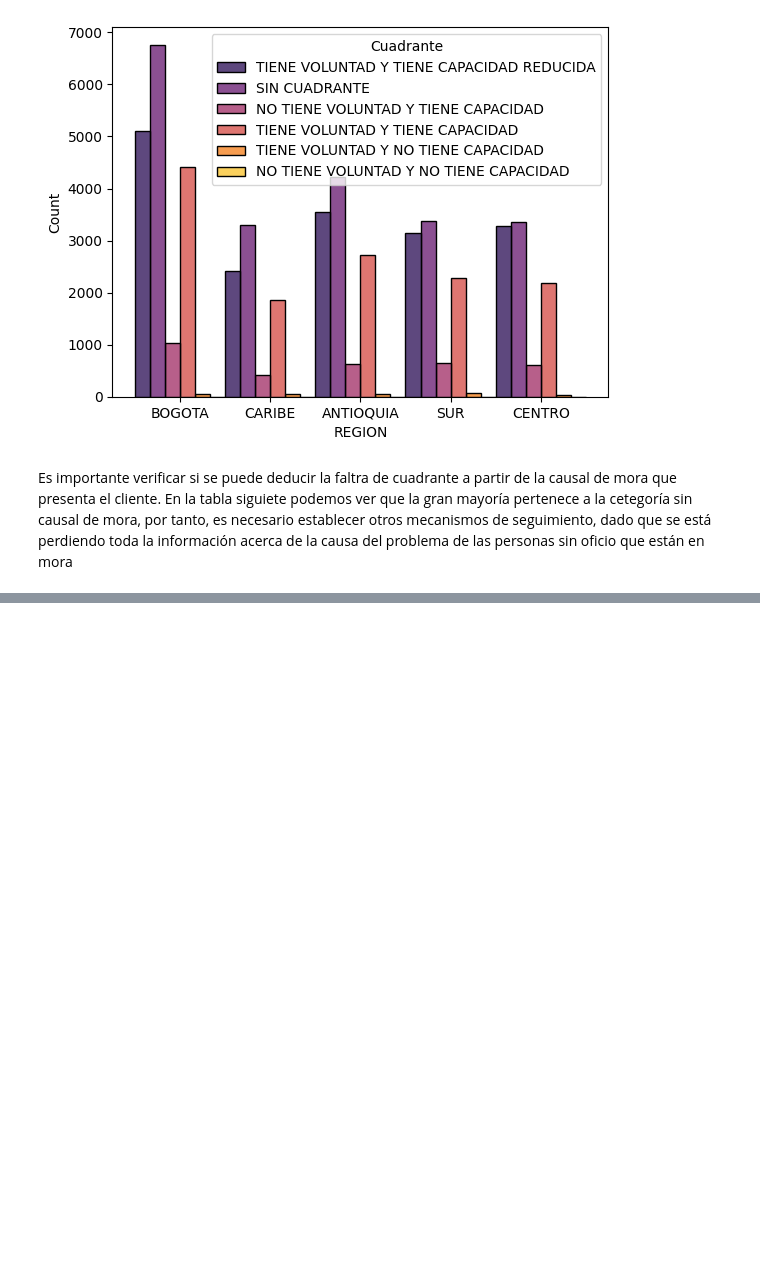
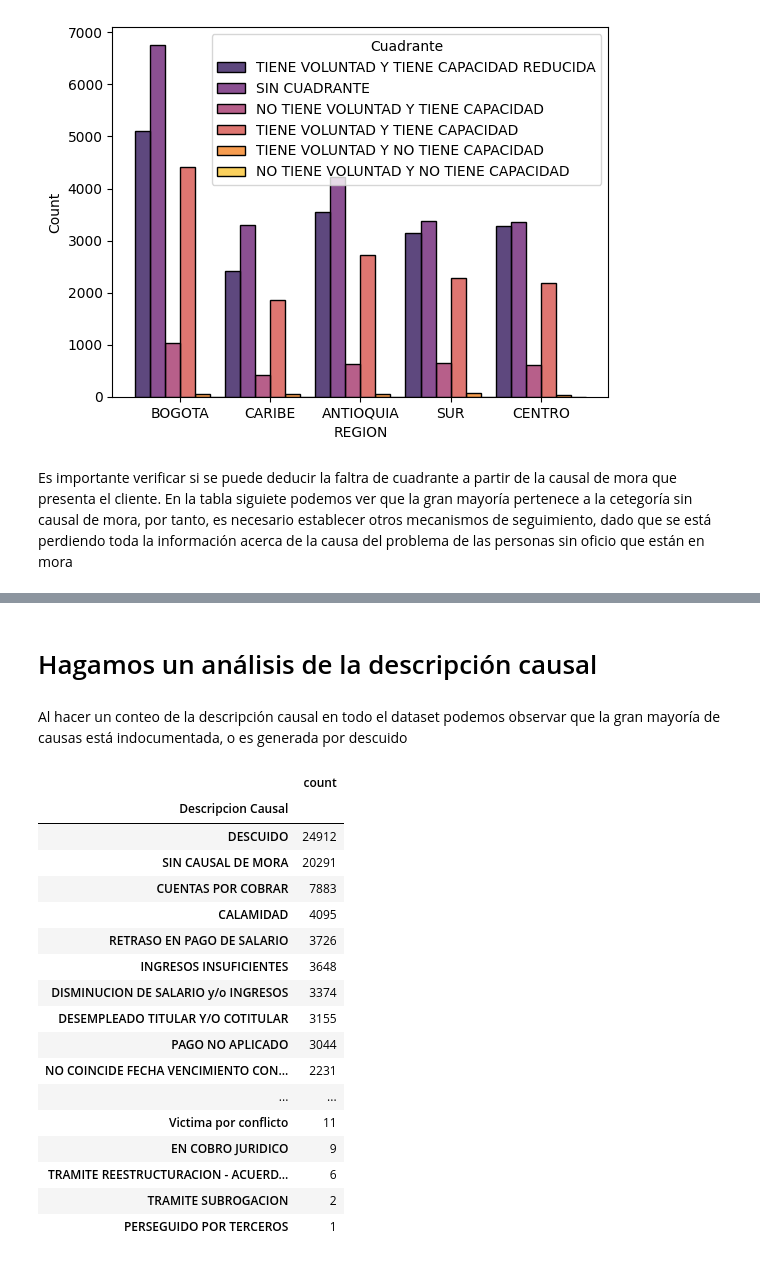
Before and after one commit to CarlosBaez11/RetoTecnologico-Eafit, a Jupyter notebook: data_cleaning.ipynb, the cells around one changed output, grey strips where cells are left out. Drawn from its saved outputs; the diff is of its cells as text; code cells hidden in the pictures; blank space fills up the shorter version.

```diff
--- a/data_cleaning.ipynb
+++ b/data_cleaning.ipynb
@@ -87,0 +84,26 @@ Name: Cuadrante, dtype: int64
+# %% [markdown]
+# Hagamos un análisis de la descripción causal
+# %% [markdown]
+Al hacer un conteo de la descripción causal en todo el dataset podemos observar que la gran mayoría de causas está indocumentada, o es generada por descuido
+# %%
+abogados=datos.groupby(["Descripcion Causal"])["Descripcion Causal"].aggregate(["count"])
+abogados.sort_values(by="count", ascending=False)
+# %% [output]
+|  | count |
+| Descripcion Causal |  |
+| DESCUIDO | 24912 |
+| SIN CAUSAL DE MORA | 20291 |
+| CUENTAS POR COBRAR | 7883 |
+| CALAMIDAD | 4095 |
+| RETRASO EN PAGO DE SALARIO | 3726 |
+| INGRESOS INSUFICIENTES | 3648 |
+| DISMINUCION DE SALARIO y/o INGRESOS | 3374 |
+| DESEMPLEADO TITULAR Y/O COTITULAR | 3155 |
+| PAGO NO APLICADO | 3044 |
+| NO COINCIDE FECHA VENCIMIENTO CON... | 2231 |
+| ... | ... |
+| Victima por conflicto | 11 |
+| EN COBRO JURIDICO | 9 |
+| TRAMITE REESTRUCTURACION - ACUERD... | 6 |
+| TRAMITE SUBROGACION | 2 |
+| PERSEGUIDO POR TERCEROS | 1 |
```
Also changed, not shown: parts of 9 cells of this notebook, 1 other file.
